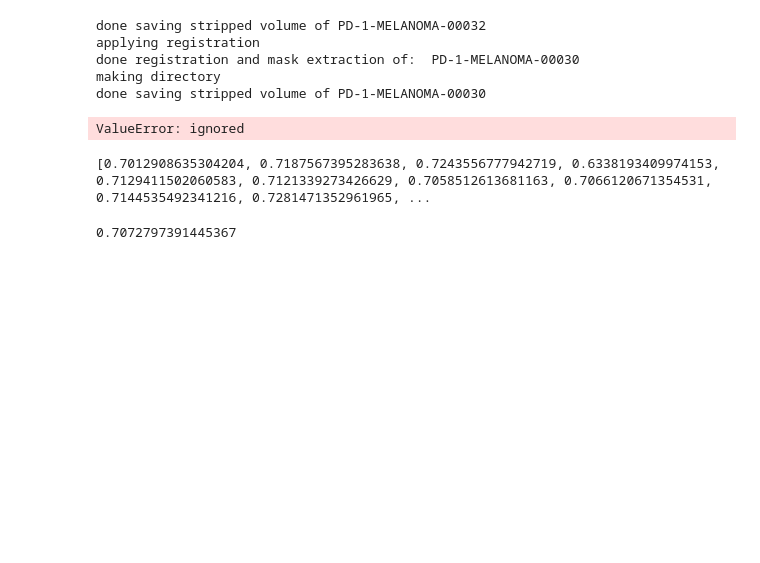
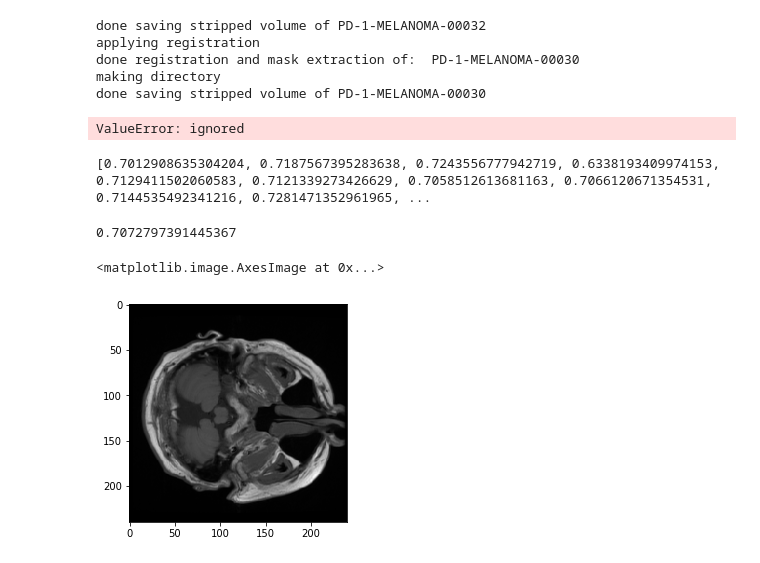
Before and after one commit to qasim7860/brain-tumor-and-lung-cancer-code, a Jupyter notebook: Antspy_skull_stripper_v2_0.ipynb, the cells around one changed output. Saved outputs shown, nothing was run; the diff lists cells and outputs as text; code cells hidden in the pictures; blank space fills up the shorter version.

```diff
--- a/Antspy_skull_stripper_v2_0.ipynb
+++ b/Antspy_skull_stripper_v2_0.ipynb
@@ -316,3 +316,15 @@ ans=avg/125
 print(ans)
 # %% [output]
 0.7072797391445367
+# %%
+from medpy.io import load,save
+raw,head=load('/content/drive/MyDrive/nifti melanoma/PD-1-MELANOMA-00046/02-17-2007-MRI Brain WOW Contrast-26354/Resampled_PD-1-MELANOMA-00046_ax_t1.nii.gz')
+stripped,h=load('/content/drive/MyDrive/nifti melanoma/PD-1-MELANOMA-00046/02-17-2007-MRI Brain WOW Contrast-26354/stripped data/Resampled_PD-1-MELANOMA-00046_ax_t1.nii.gz')
+maskk,h_=load('/content/drive/MyDrive/nifti melanoma/PD-1-MELANOMA-00046/02-17-2007-MRI Brain WOW Contrast-26354/mask.nii')
+# %%
+import matplotlib.pyplot as plt
+raw.shape
+plt.imshow(raw[:,:,21],cmap='gray')
+# %% [output]
+<matplotlib.image.AxesImage at 0x...>
+[figure, added]
```
Also changed, not shown: parts of 3 cells of this notebook.
